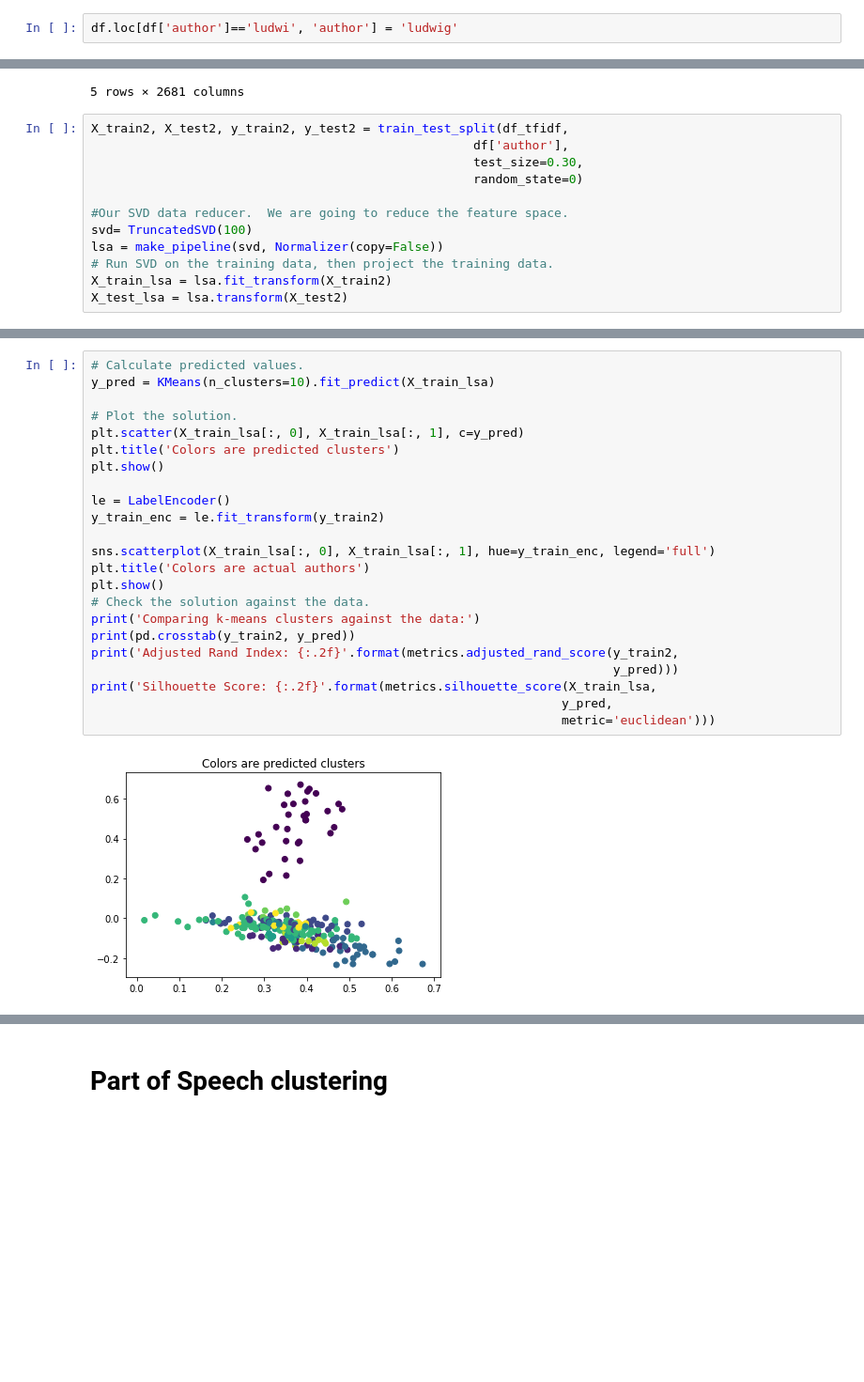
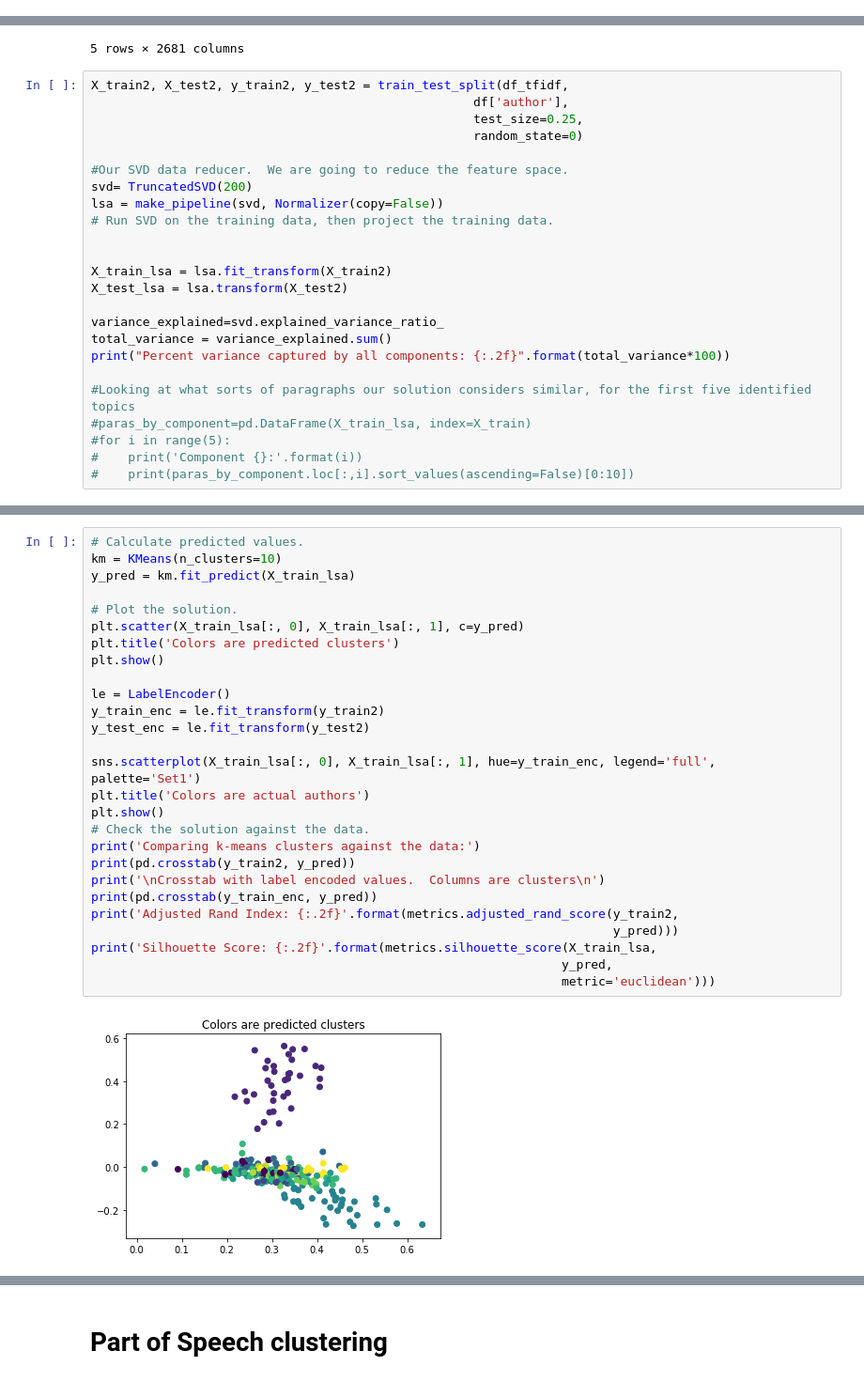
Before and after one commit to cbevis/U4_Capstone, a Jupyter notebook: U4_Capstone.ipynb, the cells around one changed output, grey strips where cells are left out. Shown at 94% size. Saved outputs shown, nothing was run; the diff lists cells and outputs as text; blank space fills up the shorter version.

Commit message:
Clustered omitting names

```diff
--- a/U4_Capstone.ipynb
+++ b/U4_Capstone.ipynb
@@ -171,5 +156,3 @@ df = df.drop([166, 331], axis=0).reset_index()
 df.shape
 # %% [output]
 (356, 4)
-# %%
-df.loc[df['author']=='ludwi', 'author'] = 'ludwig'
@@ -318,12 +306,24 @@ df_tfidf.head()
 # %%
 X_train2, X_test2, y_train2, y_test2 = train_test_split(df_tfidf,
                                                     df['author'],
-                                                    test_size=0.30,
+                                                    test_size=0.25,
                                                     random_state=0)
 
 #Our SVD data reducer.  We are going to reduce the feature space.
-svd= TruncatedSVD(100)
+svd= TruncatedSVD(200)
 lsa = make_pipeline(svd, Normalizer(copy=False))
 # Run SVD on the training data, then project the training data.
+
+
 X_train_lsa = lsa.fit_transform(X_train2)
 X_test_lsa = lsa.transform(X_test2)
+
+variance_explained=svd.explained_variance_ratio_
+total_variance = variance_explained.sum()
+print("Percent variance captured by all components: {:.2f}".format(total_variance*100))
+
+#Looking at what sorts of paragraphs our solution considers similar, for the first five identified topics
+#paras_by_component=pd.DataFrame(X_train_lsa, index=X_train)
+#for i in range(5):
+#    print('Component {}:'.format(i))
+#    print(paras_by_component.loc[:,i].sort_values(ascending=False)[0:10])
@@ -372,25 +405,29 @@ stetcher     14   0   0   0  0  0  0  0
 # %%
 # Calculate predicted values.
-y_pred = KMeans(n_clusters=10).fit_predict(X_train_lsa)
+km = KMeans(n_clusters=10)
+y_pred = km.fit_predict(X_train_lsa)
 
 # Plot the solution.
 plt.scatter(X_train_lsa[:, 0], X_train_lsa[:, 1], c=y_pred)
 plt.title('Colors are predicted clusters')
 plt.show()
 
 le = LabelEncoder()
 y_train_enc = le.fit_transform(y_train2)
+y_test_enc = le.fit_transform(y_test2)
 
-sns.scatterplot(X_train_lsa[:, 0], X_train_lsa[:, 1], hue=y_train_enc, legend='full')
+sns.scatterplot(X_train_lsa[:, 0], X_train_lsa[:, 1], hue=y_train_enc, legend='full', palette='Set1')
 plt.title('Colors are actual authors')
 plt.show()
 # Check the solution against the data.
 print('Comparing k-means clusters against the data:')
 print(pd.crosstab(y_train2, y_pred))
+print('\nCrosstab with label encoded values.  Columns are clusters\n')
+print(pd.crosstab(y_train_enc, y_pred))
 print('Adjusted Rand Index: {:.2f}'.format(metrics.adjusted_rand_score(y_train2,
                                                                        y_pred)))
 print('Silhouette Score: {:.2f}'.format(metrics.silhouette_score(X_train_lsa,
                                                                 y_pred,
                                                                 metric='euclidean')))
 # %% [output]
-[figure, old version]
+[figure, new version]
```
Also changed, not shown: parts of 49 cells of this notebook.
